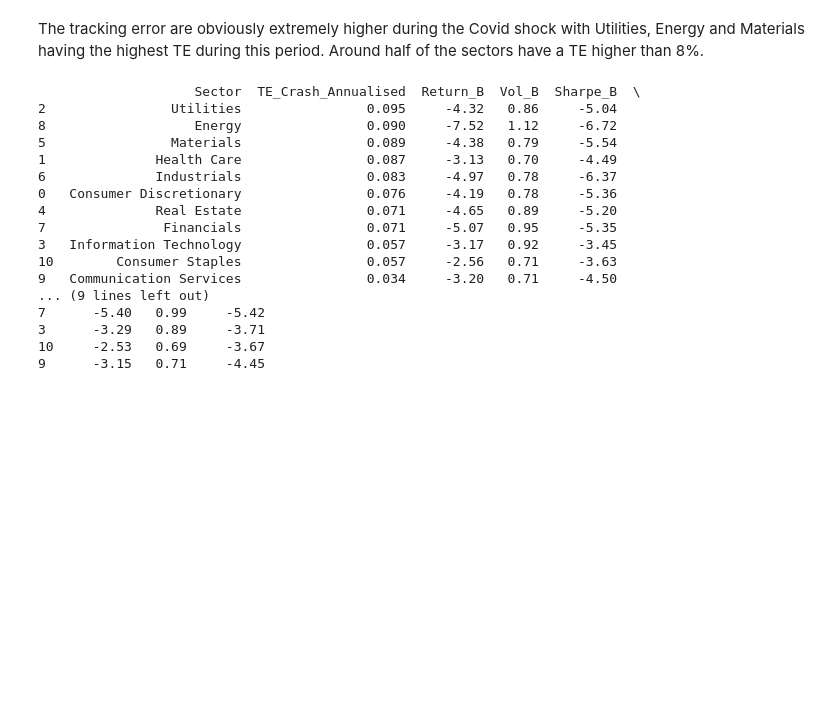
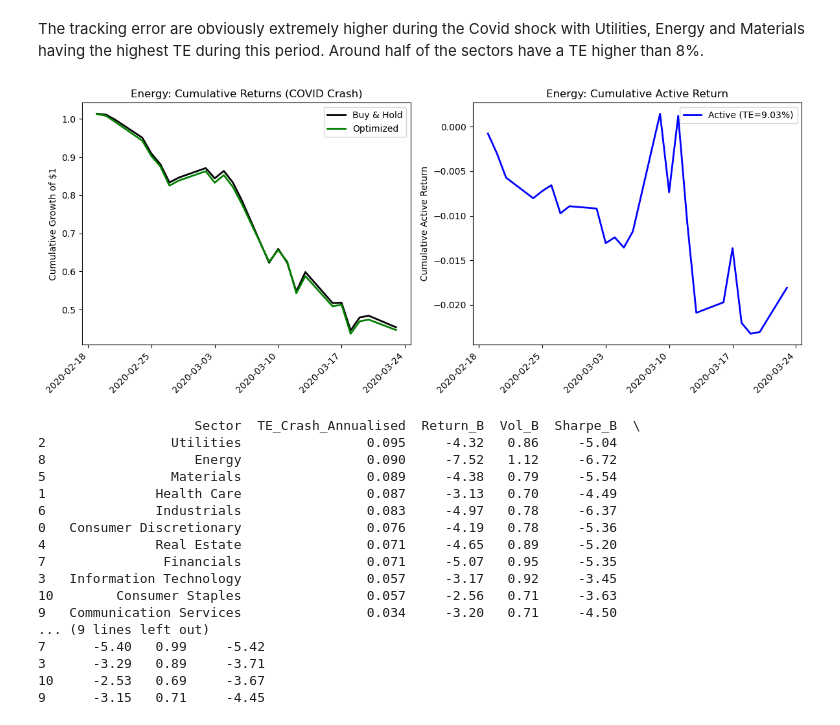
Before and after one commit to rebecca-di-francesco-bfh/sectoral-decarbonization, a Jupyter notebook: backtesting_with_pre_sample_data.ipynb, the cells around one changed output. Drawn from its saved outputs; the diff is of its cells as text; code cells hidden in the pictures; blank space fills up the shorter version.

```diff
--- a/backtesting_with_pre_sample_data.ipynb
+++ b/backtesting_with_pre_sample_data.ipynb
@@ -230,9 +229,9 @@ for stock in nan_backtest:
 VICI 2017-10-17 00:00:00
 # %%
 vici = price_historical['9174A0']
-vici = vici[vici.index >= datetime(2017, 12, 1)]
+vici = vici[vici.index >= datetime(2017, 10, 1)]
 # %%
-adj_close_bt = adj_close_bt[(adj_close_bt.index >= datetime(2017, 12, 1))]
+adj_close_bt = adj_close_bt[(adj_close_bt.index >= datetime(2017, 10, 1))]
 # %%
 adj_close_bt['VICI'] = vici
 # %%
@@ -704,3 +666,6 @@ dtype: float64
+# %%
+with open('Data/buy_and_hold_sector_returns.pkl', 'wb') as f:
+    pickle.dump(buy_and_hold_sector_returns, f)
 # %% [markdown]
 The TE is much lower if it is averaged across 6-months time windows. The difference is extremely large for Consumer Discretionary (8.0% vs 2.7%), for Real Estate (4.2% vs 1.4%) and for Financials (4.1% vs 1.7%). In general TE calculated in the entire period 2018-2020 have a mean of 3.7% across sectors while only 1.4% when calculated by averaging the TE across all the 6 months time windows.
 # %%
@@ -741,7 +706,7 @@ for sector in buy_and_hold_sector_returns:
         if len(window) >= 3:
             # --- Tracking Error ---
             te_6m = window['active_return'].std()
-            te_annualised = te_6m * np.sqrt(2)
+            te_annualised = te_6m * np.sqrt(12)
             te_annualised_list.append(te_annualised)
 
             # --- Benchmark Metrics ---
@@ -1001,6 +1432,56 @@ Information Technology               0.0567
 Communication Services               0.0341
 # %% [markdown]
 The tracking error are obviously extremely higher during the Covid shock with Utilities, Energy and Materials having the highest TE during this period. Around half of the sectors have a TE higher than 8%.
+# %%
+import matplotlib.pyplot as plt
+
+# --- Choose sector ---
+sector_name = "Energy"
+
+# Extract daily returns for COVID crash window
+r_b = buy_and_hold_sector_daily_returns[sector_name].loc[covid_crash_start:covid_crash_end]
+r_d = decarb_sector_daily_returns[sector_name].loc[covid_crash_start:covid_crash_end]
+
+# Compute cumulative returns
+cum_b = (1 + r_b).cumprod()
+cum_d = (1 + r_d).cumprod()
+
+# Compute cumulative active return (opt – bench)
+active = r_d - r_b
+cum_active = active.cumsum()
+
+# Tracking Error (annualised) for reference
+te_daily = active.std()
+te_ann = te_daily * np.sqrt(252)
+
+import matplotlib.dates as mdates
+
+# --- Plot ---
+fig, axes = plt.subplots(1, 2, figsize=(12, 5), sharex=True)
+
+# Left: cumulative returns
+axes[0].plot(cum_b.index, cum_b, label="Buy & Hold", lw=2, color="black")
+axes[0].plot(cum_d.index, cum_d, label="Optimized", lw=2, color="green")
+axes[0].set_title(f"{sector_name}: Cumulative Returns (COVID Crash)")
+axes[0].set_ylabel("Cumulative Growth of $1")
+axes[0].legend()
+
+# Right: cumulative active returns
+axes[1].plot(cum_active.index, cum_active, label=f"Active (TE={te_ann:.2%})", lw=2, color="blue")
+axes[1].set_title(f"{sector_name}: Cumulative Active Return")
+axes[1].set_ylabel("Cumulative Active Return")
+axes[1].legend()
+
+# Apply date formatting to both subplots
+for ax in axes:
+    ax.xaxis.set_major_locator(mdates.WeekdayLocator(interval=1))  # weekly ticks
+    ax.xaxis.set_major_formatter(mdates.DateFormatter("%Y-%m-%d"))
+    plt.setp(ax.get_xticklabels(), rotation=45, ha="right")
+
+plt.tight_layout()
+plt.show()
+# %% [output]
+[figure, added]
 # %%
 # Define risk-free rate (e.g., 0 for simplicity during crisis)
 rf_daily = 0.0
```
Also changed, not shown: parts of 27 cells of this notebook, 7 other files.
